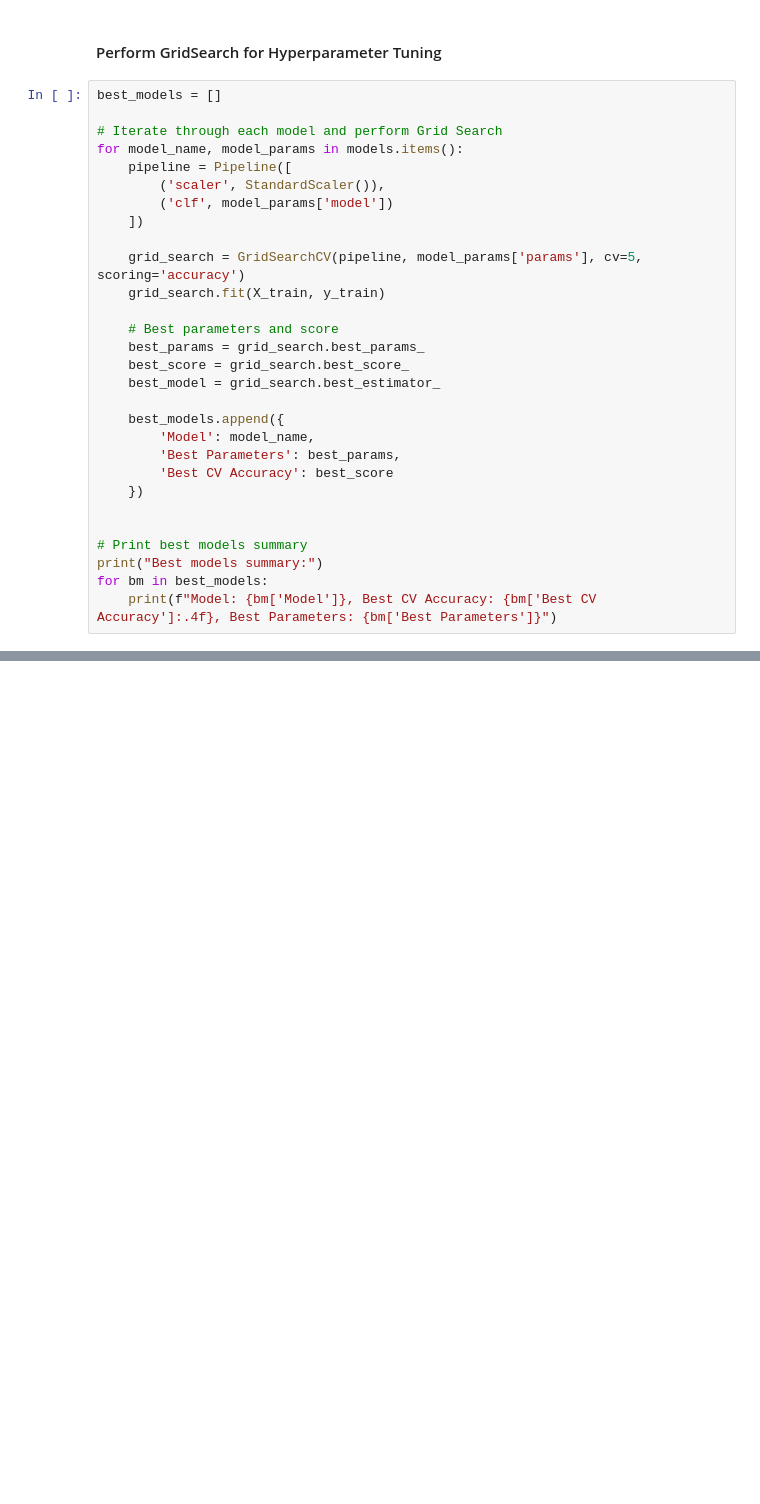
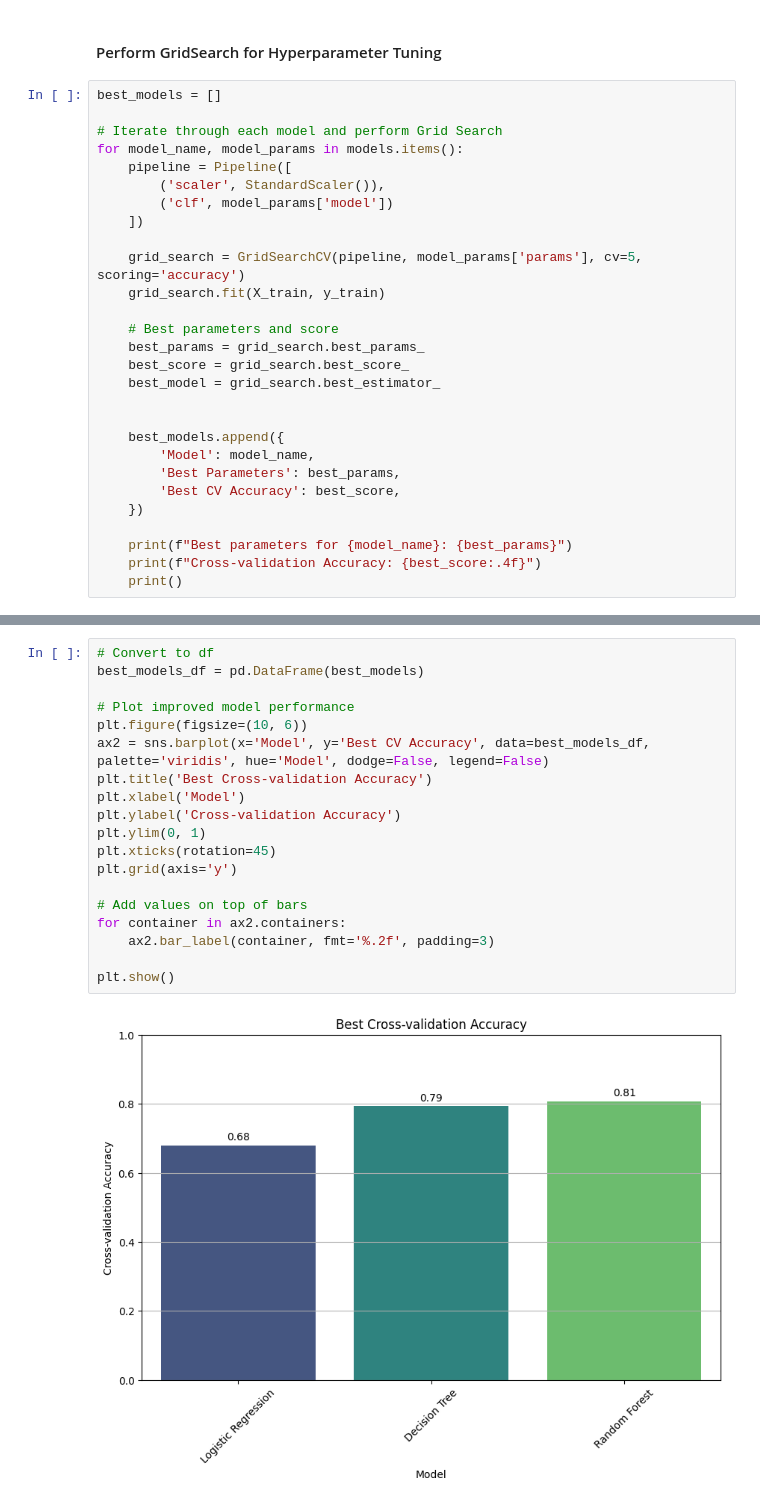
Before and after one commit to matchi-1/Predictive-Modeling-for-Agriculture, a Jupyter notebook: notebooks/Predictive-Modeling-for-Agriculture.ipynb, the cells around one changed output, grey strips where cells are left out. Saved outputs shown, nothing was run; the diff lists cells and outputs as text; blank space fills up the shorter version.

```diff
--- a/notebooks/Predictive-Modeling-for-Agriculture.ipynb
+++ b/notebooks/Predictive-Modeling-for-Agriculture.ipynb
@@ -285,15 +260,14 @@ for model_name, model_params in models.items():
     best_score = grid_search.best_score_
     best_model = grid_search.best_estimator_
 
+
     best_models.append({
         'Model': model_name,
         'Best Parameters': best_params,
-        'Best CV Accuracy': best_score
+        'Best CV Accuracy': best_score,
     })
 
-
-# Print best models summary
-print("Best models summary:")
-for bm in best_models:
-    print(f"Model: {bm['Model']}, Best CV Accuracy: {bm['Best CV Accuracy']:.4f}, Best Parameters: {bm['Best Parameters']}")
+    print(f"Best parameters for {model_name}: {best_params}")
+    print(f"Cross-validation Accuracy: {best_score:.4f}")
+    print()
 # %% [output]
@@ -303,0 +284,21 @@ Model: Random Forest, Best CV Accuracy: 0.8045, Best Parameters: {'clf__max_dept
+# %%
+# Convert to df
+best_models_df = pd.DataFrame(best_models)
+
+# Plot improved model performance
+plt.figure(figsize=(10, 6))
+ax2 = sns.barplot(x='Model', y='Best CV Accuracy', data=best_models_df, palette='viridis', hue='Model', dodge=False, legend=False)
+plt.title('Best Cross-validation Accuracy')
+plt.xlabel('Model')
+plt.ylabel('Cross-validation Accuracy')
+plt.ylim(0, 1)
+plt.xticks(rotation=45)
+plt.grid(axis='y')
+
+# Add values on top of bars
+for container in ax2.containers:
+    ax2.bar_label(container, fmt='%.2f', padding=3)
+
+plt.show()
+# %% [output]
+[figure, added]
```
Also changed, not shown: parts of 16 cells of this notebook.
